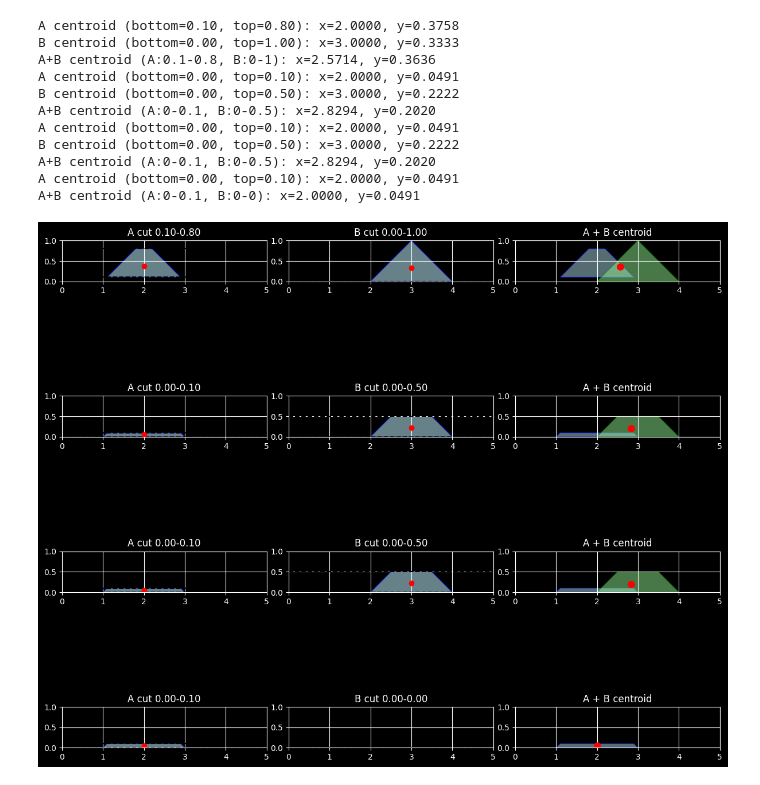
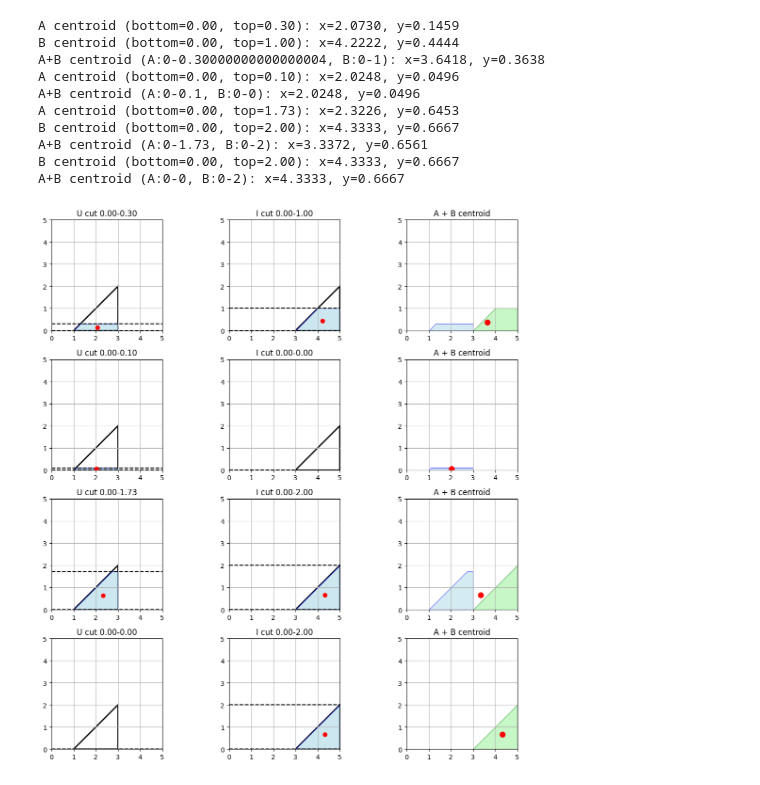
Before and after one commit to minusrep/VSTU-Learning, a Jupyter notebook: next.ipynb, the cells around one changed output. Saved outputs shown, nothing was run; the diff lists cells and outputs as text; code cells hidden in the pictures.

```diff
--- a/next.ipynb
+++ b/next.ipynb
@@ -4,20 +4,24 @@ from matplotlib.patches import Polygon
 from shapely.geometry import Polygon as ShapelyPolygon
 from shapely.ops import unary_union
 
+# Iн 1 -  Im - 5
+# Uн - 1 U - 2
+
+
 # ==============================
 # ТРЕУГОЛЬНИКИ
 # ==============================
-triangleA = [[1,0],[2,1],[3,0]]
-triangleB = [[2,0],[3,1],[4,0]]
+triangleA = [[1,0],[3,2],[3,0]]
+triangleB = [[3,0],[5,2],[5,0]]
 
 # ==============================
 # ЯВНЫЕ ВЕРХНИЕ И НИЖНИЕ СРЕЗЫ
 # ==============================
-bottom_cuts_A = [0.1, 0, 0, 0]
-top_cuts_A    = [0.8, 0.1, 0.1, 0.1]
+bottom_cuts_A = [0, 0, 0, 0]
+top_cuts_A    = [0.1 * 3, 0.1, 1.73, 0]
 
 bottom_cuts_B = [0, 0, 0, 0]
-top_cuts_B    = [1, 0.5, 0.5, 0]
+top_cuts_B    = [1, 0, 2, 2]
 
 # ==============================
 # ГЕОМЕТРИЯ
@@ -101,45 +105,44 @@ def draw_combined(ax, tA, tB, bA, tA_, bB, tB_):
     bandA = slice_band(tA, bA, tA_)
     bandB = slice_band(tB, bB, tB_)
     if len(bandA) >= 3: ax.add_patch(Polygon(bandA, edgecolor='blue', facecolor='lightblue', alpha=0.5))
     if len(bandB) >= 3: ax.add_patch(Polygon(bandB, edgecolor='green', facecolor='lightgreen', alpha=0.5))
     c = combined_centroid([bandA, bandB])
     if c:
         ax.plot(c[0], c[1], 'ro', markersize=8)
         print(f"A+B centroid (A:{bA}-{tA_}, B:{bB}-{tB_}): x={c[0]:.4f}, y={c[1]:.4f}")
 
 # ==============================
 # MAIN
 # ==============================
 def main():
     fig, axes = plt.subplots(4,3,figsize=(12,12))
     for i in range(4):
         axA, axB, axAB = axes[i]
         draw_triangle(axA, triangleA, bottom_cuts_A[i], top_cuts_A[i], name="A")
         draw_triangle(axB, triangleB, bottom_cuts_B[i], top_cuts_B[i], name="B")
         draw_combined(axAB, triangleA, triangleB, bottom_cuts_A[i], top_cuts_A[i], bottom_cuts_B[i], top_cuts_B[i])
         for ax in [axA, axB, axAB]:
             ax.set_xlim(0,5)
-            ax.set_ylim(0,1)
+            ax.set_ylim(0,5)
             ax.set_aspect('equal')
             ax.grid(True)
-        axA.set_title(f"A cut {bottom_cuts_A[i]:.2f}-{top_cuts_A[i]:.2f}")
-        axB.set_title(f"B cut {bottom_cuts_B[i]:.2f}-{top_cuts_B[i]:.2f}")
+        axA.set_title(f"U cut {bottom_cuts_A[i]:.2f}-{top_cuts_A[i]:.2f}")
+        axB.set_title(f"I cut {bottom_cuts_B[i]:.2f}-{top_cuts_B[i]:.2f}")
         axAB.set_title("A + B centroid")
     plt.tight_layout()
     plt.show()
 
 if __name__=="__main__":
     main()
 # %% [output]
-A centroid (bottom=0.10, top=0.80): x=2.0000, y=0.3758
-B centroid (bottom=0.00, top=1.00): x=3.0000, y=0.3333
-A+B centroid (A:0.1-0.8, B:0-1): x=2.5714, y=0.3636
-A centroid (bottom=0.00, top=0.10): x=2.0000, y=0.0491
-B centroid (bottom=0.00, top=0.50): x=3.0000, y=0.2222
-A+B centroid (A:0-0.1, B:0-0.5): x=2.8294, y=0.2020
-A centroid (bottom=0.00, top=0.10): x=2.0000, y=0.0491
-B centroid (bottom=0.00, top=0.50): x=3.0000, y=0.2222
-A+B centroid (A:0-0.1, B:0-0.5): x=2.8294, y=0.2020
-A centroid (bottom=0.00, top=0.10): x=2.0000, y=0.0491
-A+B centroid (A:0-0.1, B:0-0): x=2.0000, y=0.0491
+A centroid (bottom=0.00, top=0.30): x=2.0730, y=0.1459
+B centroid (bottom=0.00, top=1.00): x=4.2222, y=0.4444
+A+B centroid (A:0-0.30000000000000004, B:0-1): x=3.6418, y=0.3638
+A centroid (bottom=0.00, top=0.10): x=2.0248, y=0.0496
+A+B centroid (A:0-0.1, B:0-0): x=2.0248, y=0.0496
+A centroid (bottom=0.00, top=1.73): x=2.3226, y=0.6453
+B centroid (bottom=0.00, top=2.00): x=4.3333, y=0.6667
+A+B centroid (A:0-1.73, B:0-2): x=3.3372, y=0.6561
+B centroid (bottom=0.00, top=2.00): x=4.3333, y=0.6667
+A+B centroid (A:0-0, B:0-2): x=4.3333, y=0.6667
-[figure, old version]
+[figure, new version]
```
